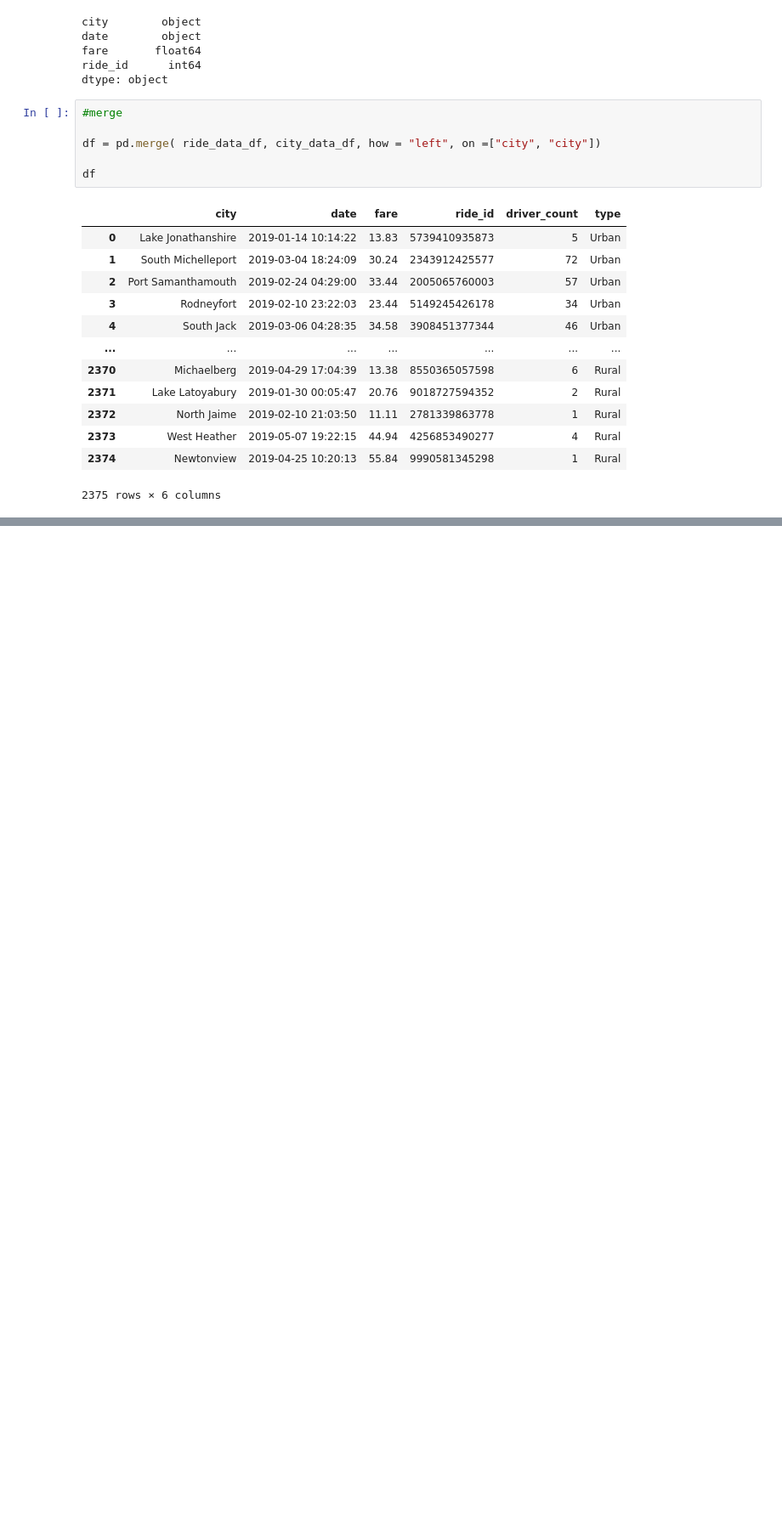
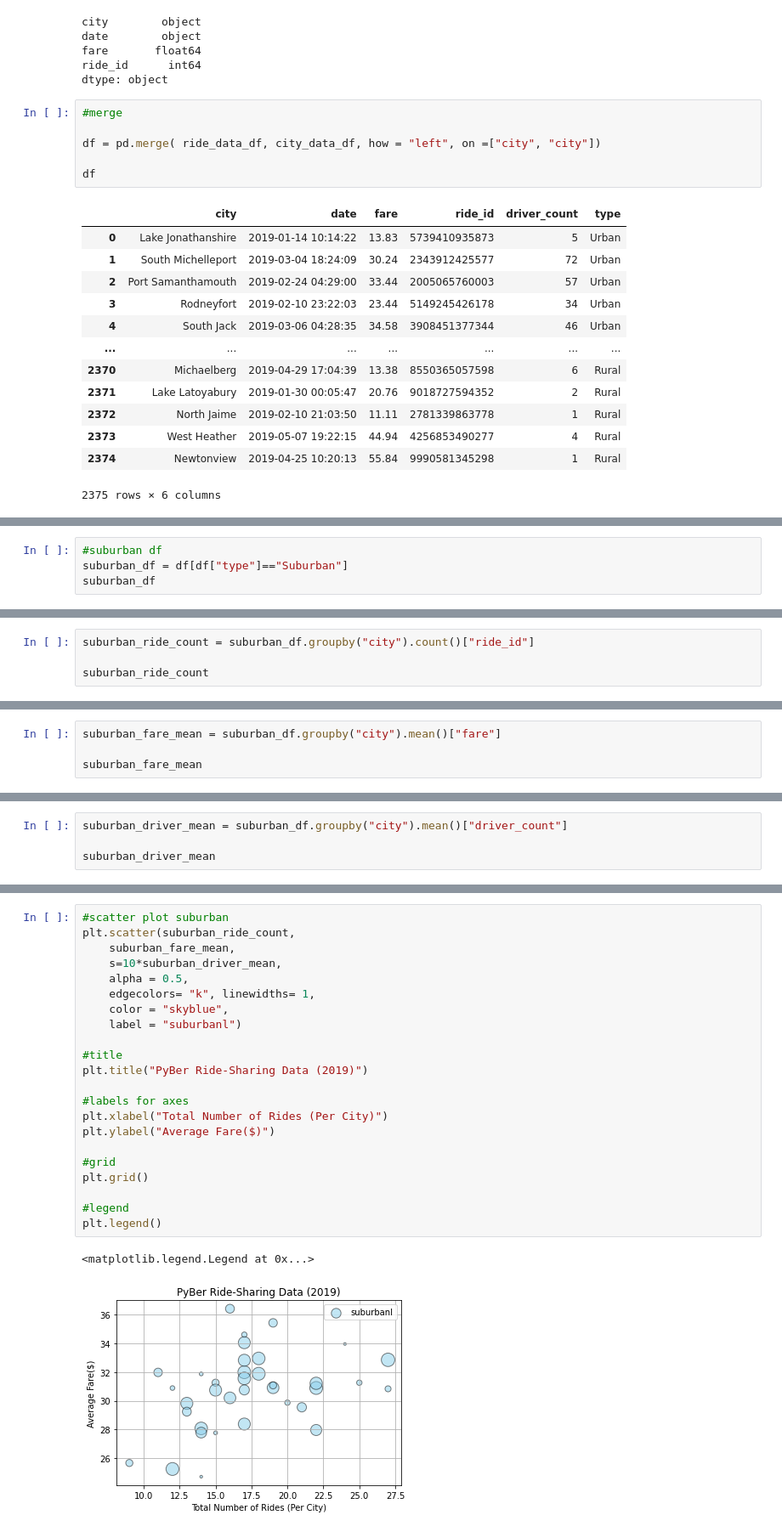
Before and after one commit to sarahrosegallagher/PyBer_Analysis, a Jupyter notebook: PyBer.ipynb, the cells around one changed output, grey strips where cells are left out. Shown at 85% size. Saved outputs shown, nothing was run; the diff lists cells and outputs as text; blank space fills up the shorter version.

```diff
--- a/PyBer.ipynb
+++ b/PyBer.ipynb
@@ -80,0 +118,4 @@ df
+# %%
+#suburban df
+suburban_df = df[df["type"]=="Suburban"]
+suburban_df
@@ -80,0 +181,4 @@ df
+# %%
+suburban_ride_count = suburban_df.groupby("city").count()["ride_id"]
+
+suburban_ride_count
@@ -80,0 +223,4 @@ df
+# %%
+suburban_fare_mean = suburban_df.groupby("city").mean()["fare"]
+
+suburban_fare_mean
@@ -80,0 +314,4 @@ df
+# %%
+suburban_driver_mean = suburban_df.groupby("city").mean()["driver_count"]
+
+suburban_driver_mean
@@ -80,0 +390,25 @@ df
+# %%
+#scatter plot suburban
+plt.scatter(suburban_ride_count,
+    suburban_fare_mean,
+    s=10*suburban_driver_mean,
+    alpha = 0.5,
+    edgecolors= "k", linewidths= 1,
+    color = "skyblue",
+    label = "suburbanl")
+
+#title
+plt.title("PyBer Ride-Sharing Data (2019)")
+
+#labels for axes
+plt.xlabel("Total Number of Rides (Per City)")
+plt.ylabel("Average Fare($)")
+
+#grid
+plt.grid()
+
+#legend
+plt.legend()
+# %% [output]
+<matplotlib.legend.Legend at 0x...>
+[figure, added]
```
Also changed, not shown: parts of 15 cells of this notebook, 1 other file.
